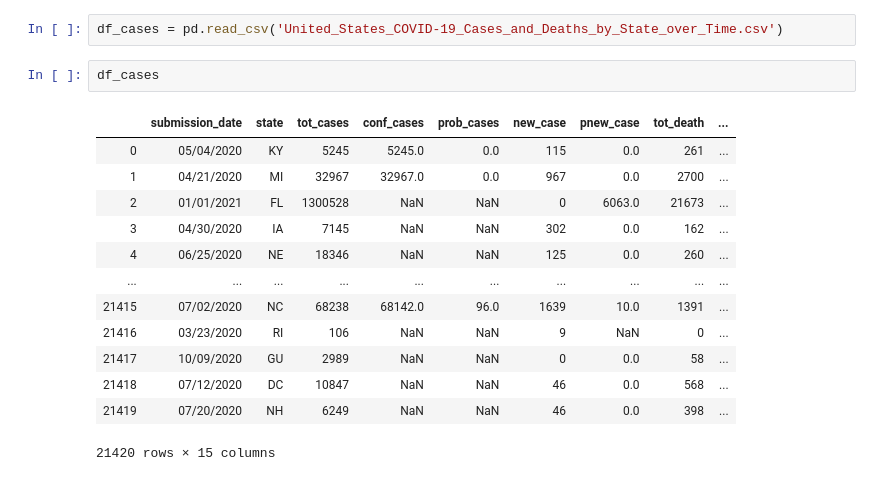
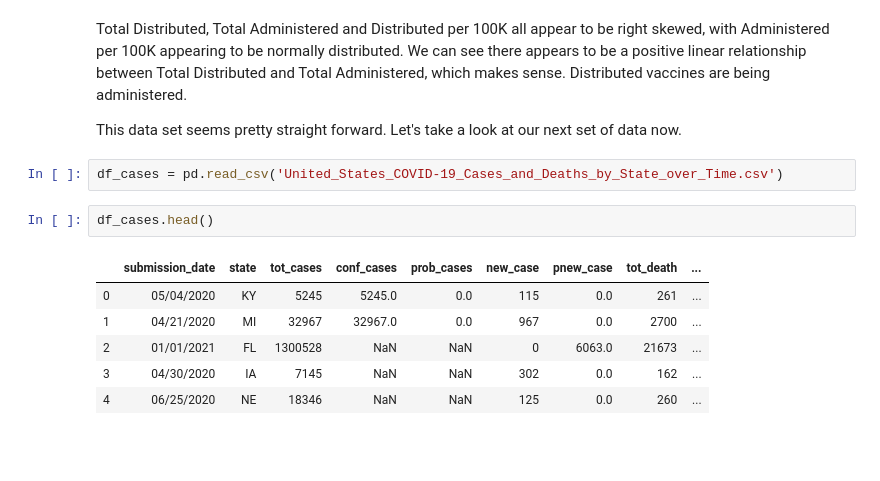
Before and after one commit to JessicaFB/Bodo-Covid, a Jupyter notebook: Untitled.ipynb, the cells around one changed output. Cells and saved outputs as stored; diff of their text form; blank space fills up the shorter version.

```diff
--- a/Untitled.ipynb
+++ b/Untitled.ipynb
@@ -29,18 +74,15 @@ df_vaccs
+# %% [markdown]
+Total Distributed, Total Administered and Distributed per 100K all appear to be right skewed, with Administered per 100K appearing to be normally distributed. We can see there appears to be a positive linear relationship between Total Distributed and Total Administered, which makes sense. Distributed vaccines are being administered.
+
+This data set seems pretty straight forward. Let's take a look at our next set of data now.
 # %%
 df_cases = pd.read_csv('United_States_COVID-19_Cases_and_Deaths_by_State_over_Time.csv')
 # %%
-df_cases
+df_cases.head()
 # %% [output]
 |  | submission_date | state | tot_cases | conf_cases | prob_cases | new_case | pnew_case | tot_death | ... |
 | 0 | 05/04/2020 | KY | 5245 | 5245.0 | 0.0 | 115 | 0.0 | 261 | ... |
 | 1 | 04/21/2020 | MI | 32967 | 32967.0 | 0.0 | 967 | 0.0 | 2700 | ... |
 | 2 | 01/01/2021 | FL | 1300528 | NaN | NaN | 0 | 6063.0 | 21673 | ... |
 | 3 | 04/30/2020 | IA | 7145 | NaN | NaN | 302 | 0.0 | 162 | ... |
 | 4 | 06/25/2020 | NE | 18346 | NaN | NaN | 125 | 0.0 | 260 | ... |
-| ... | ... | ... | ... | ... | ... | ... | ... | ... | ... |
-| 21415 | 07/02/2020 | NC | 68238 | 68142.0 | 96.0 | 1639 | 10.0 | 1391 | ... |
-| 21416 | 03/23/2020 | RI | 106 | NaN | NaN | 9 | NaN | 0 | ... |
-| 21417 | 10/09/2020 | GU | 2989 | NaN | NaN | 0 | 0.0 | 58 | ... |
-| 21418 | 07/12/2020 | DC | 10847 | NaN | NaN | 46 | 0.0 | 568 | ... |
-| 21419 | 07/20/2020 | NH | 6249 | NaN | NaN | 46 | 0.0 | 398 | ... |
-21420 rows × 15 columns
```
Also changed, not shown: parts of 17 cells of this notebook.
